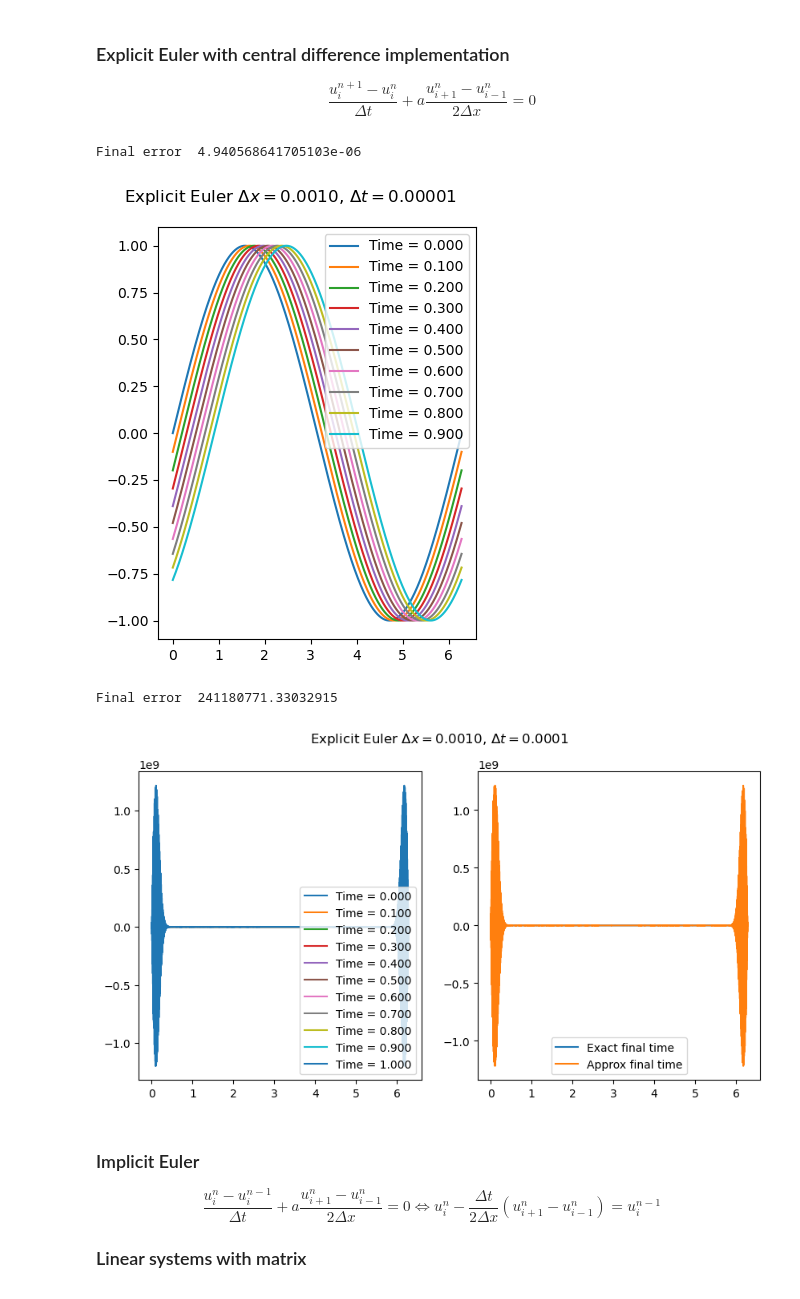
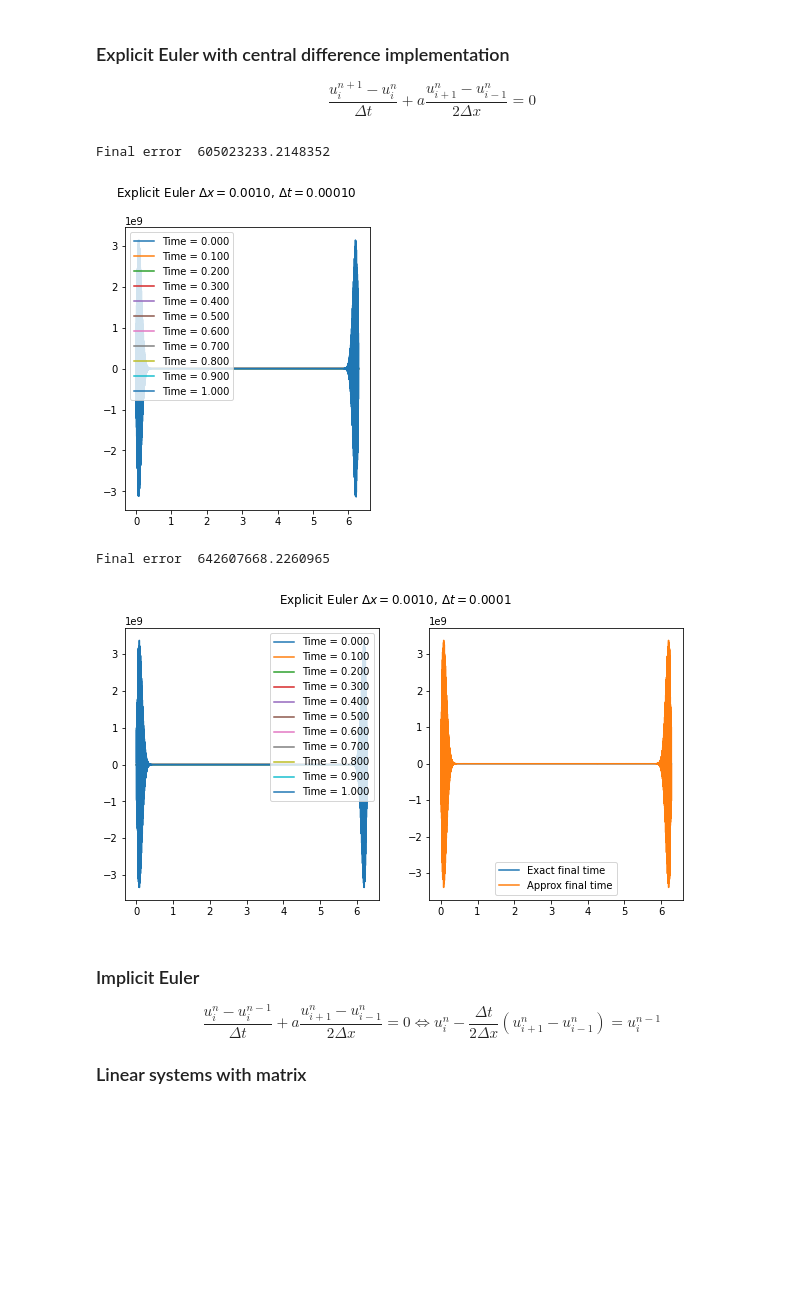
Before and after one commit to accdavlo/calcolo-scientifico, a Jupyter notebook: codes/solutions/transport_FD.ipynb, the cells around one changed output. Saved outputs shown, nothing was run; the diff lists cells and outputs as text; code cells hidden in the pictures; blank space fills up the shorter version.

```diff
--- a/codes/solutions/transport_FD.ipynb
+++ b/codes/solutions/transport_FD.ipynb
@@ -49,7 +38,7 @@ $$
 # %%
 Nx = 6280
 geom = Geometry1D(0,2*np.pi,Nx)
-dt = 0.00001
+dt = 0.0001
 u0_lambda = lambda x: np.sin(x)
 u_ex = lambda t,x, a: u0_lambda(x-a*t)
 T_end = 1.
@@ -96,10 +85,11 @@ class Advection_explicit_euler:
             time=time+self.dt
             time_save = time_save+self.dt
             it+=1
-            un1[1:-1]= un[1:-1]-self.a*self.dt/self.geom.dx/2.*(un[2:]-un[:-2])
-            # Dirichlet BC
-            un1[0]  = np.sin(0.-self.a*time)
-            un1[-1] = np.sin(2.*np.pi-self.a*time)
+            un1[1:-1] = un[1:-1]-self.a*self.dt/self.geom.dx/2.*(un[2:]-un[:-2])
+
+            # Periodic BC
+            un1[0]  = un[0] -self.a*self.dt/self.geom.dx/2.*(un[1]-un[-2])
+            un1[-1] = un1[0]
 
             un = un1
 
@@ -108,35 +98,35 @@ class Advection_explicit_euler:
                 self.U_sol[it_save,:] = un1
                 self.times.append(time)
                 time_save = 0.
 
         if hasattr(self,"u_ex_lambda"):
             # Final time error
             self.u_ex_end = self.u_ex_lambda(time,self.geom.xx, self.a)
             self.error = np.linalg.norm(un1-self.u_ex_end)/np.linalg.norm(self.u_ex_end)
             print("Final error ",self.error)
         return self.geom.xx, un1
 
 FD_approx = Advection_explicit_euler(geom, T_end, u0_lambda, dt, dt_save = 0.1, u_ex_lambda = u_ex)
 xx, un1 = FD_approx.evolve()
 
 # fig,(ax1,ax2) = plt.subplots(1,2,figsize=(10,5))
 fig,ax1 = plt.subplots(1,1,figsize=(4,5))
 for it, time in enumerate(FD_approx.times):
     ax1.plot(geom.xx, FD_approx.U_sol[it], label="Time = %1.3f"%time)
 
 # ax2.plot(geom.xx, FD_approx.u_ex_end, label="Exact final time")
 # ax2.plot(geom.xx, un1, label="Approx final time")
 ax1.legend()
 # ax2.legend()
 
 fig.suptitle(r"Explicit Euler $\Delta x=%1.4f, \, \Delta t=%1.5f$"%(geom.dx,FD_approx.dt))
 plt.tight_layout()
 plt.savefig("adv_central_diff_exp_eul_dx_%1.4f_dt_%1.5f.pdf"%(geom.dx,dt))
 plt.savefig("adv_central_diff_exp_eul_dx_%1.4f_dt_%1.5f.png"%(geom.dx,dt))
 plt.show()
 # %% [output]
-Final error  4.940568641705103e-06
+Final error  605023233.2148352
-[figure, old version]
+[figure, new version]
 # %%
 FD_approx.set_geom(dx=0.001)
 FD_approx.set_dt(0.0001)
@@ -154,8 +144,8 @@ ax2.legend()
 fig.suptitle(r"Explicit Euler $\Delta x=%1.4f, \, \Delta t=%1.4f$"%(geom.dx,FD_approx.dt))
 plt.show()
 # %% [output]
-Final error  241180771.33032915
+Final error  642607668.2260965
-[figure, old version]
+[figure, new version]
 # %% [markdown]
 ### Implicit Euler
 
```
Also changed, not shown: parts of 4 cells of this notebook, 6 other files.
